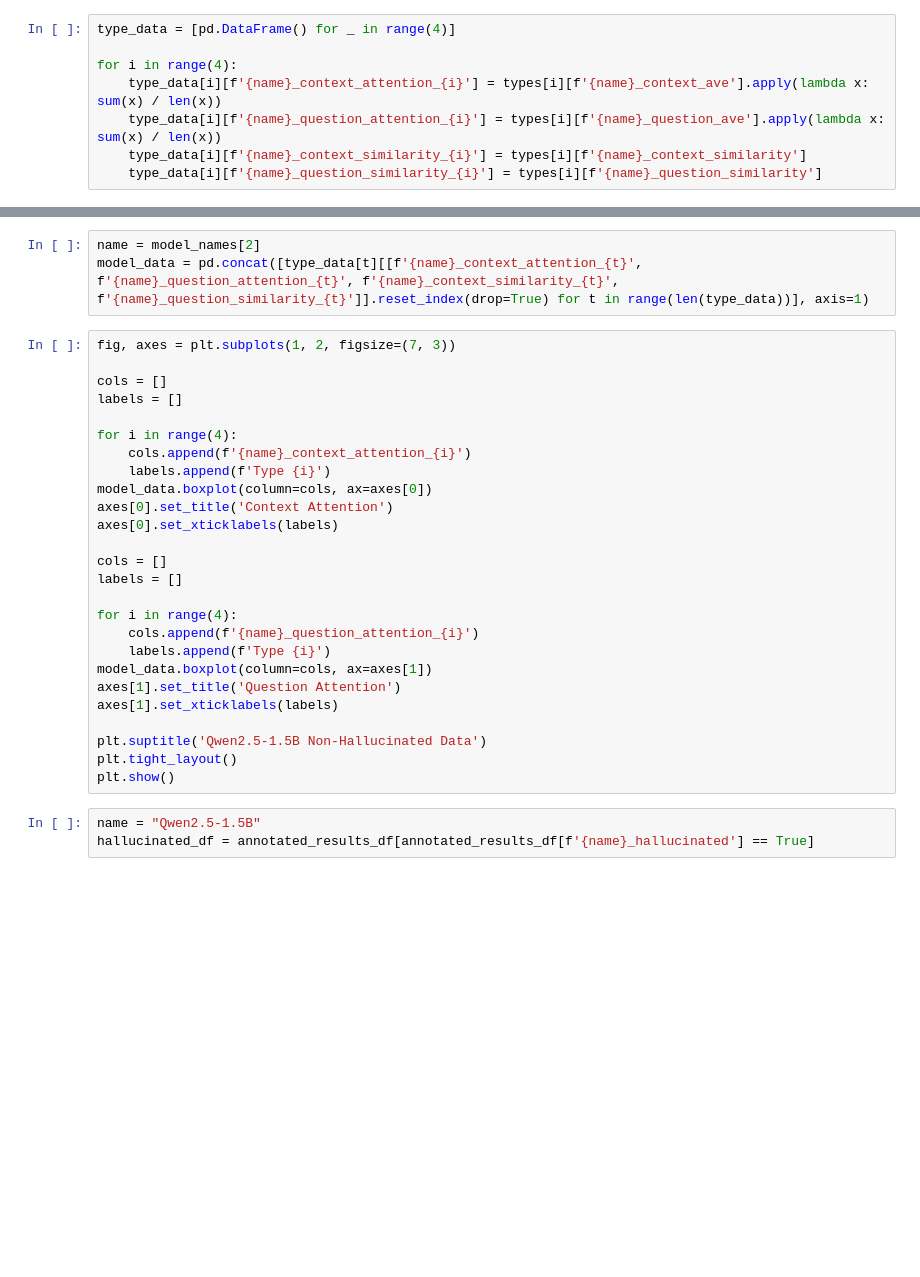
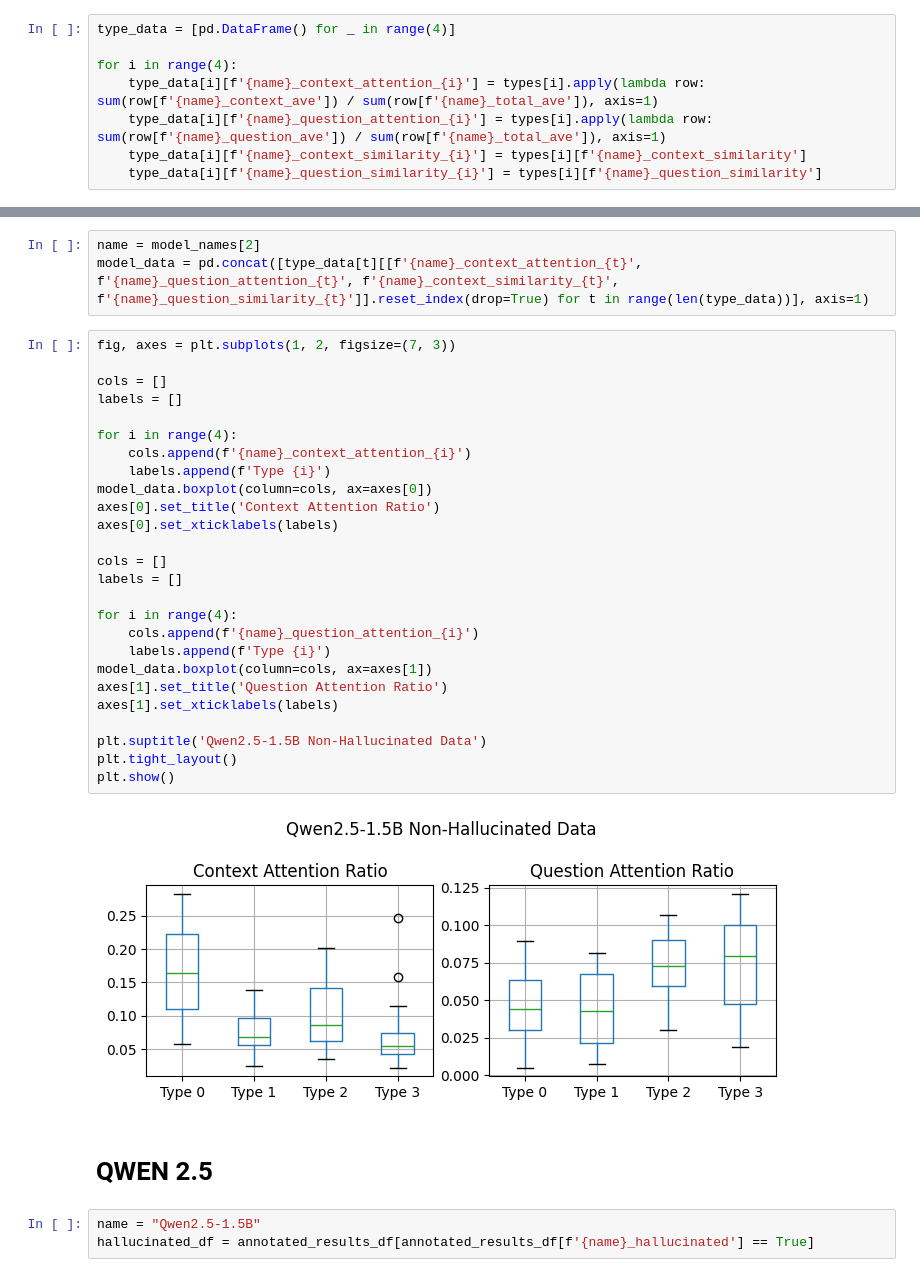
Before and after one commit to RobertJoachimEncinas/Evaluating-Attention-Patterns-of-LLMs-Using-Adversarial-Reading-Comprehension, a Jupyter notebook: Code/data_analysis.ipynb, the cells around one changed output, grey strips where cells are left out. Drawn from its saved outputs; the diff is of its cells as text; blank space fills up the shorter version.

```diff
--- a/Code/data_analysis.ipynb
+++ b/Code/data_analysis.ipynb
@@ -250,8 +251,8 @@ for i in range(4):
 type_data = [pd.DataFrame() for _ in range(4)]
 
 for i in range(4):
-    type_data[i][f'{name}_context_attention_{i}'] = types[i][f'{name}_context_ave'].apply(lambda x: sum(x) / len(x))
-    type_data[i][f'{name}_question_attention_{i}'] = types[i][f'{name}_question_ave'].apply(lambda x: sum(x) / len(x))
+    type_data[i][f'{name}_context_attention_{i}'] = types[i].apply(lambda row: sum(row[f'{name}_context_ave']) / sum(row[f'{name}_total_ave']), axis=1)
+    type_data[i][f'{name}_question_attention_{i}'] = types[i].apply(lambda row: sum(row[f'{name}_question_ave']) / sum(row[f'{name}_total_ave']), axis=1)
     type_data[i][f'{name}_context_similarity_{i}'] = types[i][f'{name}_context_similarity']
     type_data[i][f'{name}_question_similarity_{i}'] = types[i][f'{name}_question_similarity']
 # %%
@@ -269,29 +272,33 @@ model_data = pd.concat([type_data[t][[f'{name}_context_attention_{t}', f'{name}_
 # %%
 fig, axes = plt.subplots(1, 2, figsize=(7, 3))
 
 cols = []
 labels = []
 
 for i in range(4):
     cols.append(f'{name}_context_attention_{i}')
     labels.append(f'Type {i}')
 model_data.boxplot(column=cols, ax=axes[0])
-axes[0].set_title('Context Attention')
+axes[0].set_title('Context Attention Ratio')
 axes[0].set_xticklabels(labels)
 
 cols = []
 labels = []
 
 for i in range(4):
     cols.append(f'{name}_question_attention_{i}')
     labels.append(f'Type {i}')
 model_data.boxplot(column=cols, ax=axes[1])
-axes[1].set_title('Question Attention')
+axes[1].set_title('Question Attention Ratio')
 axes[1].set_xticklabels(labels)
 
 plt.suptitle('Qwen2.5-1.5B Non-Hallucinated Data')
 plt.tight_layout()
 plt.show()
+# %% [output]
+[figure, added]
+# %% [markdown]
+# QWEN 2.5
 # %%
 name = "Qwen2.5-1.5B"
 hallucinated_df = annotated_results_df[annotated_results_df[f'{name}_hallucinated'] == True]
```
Also changed, not shown: parts of 61 cells of this notebook, 3 other files.
